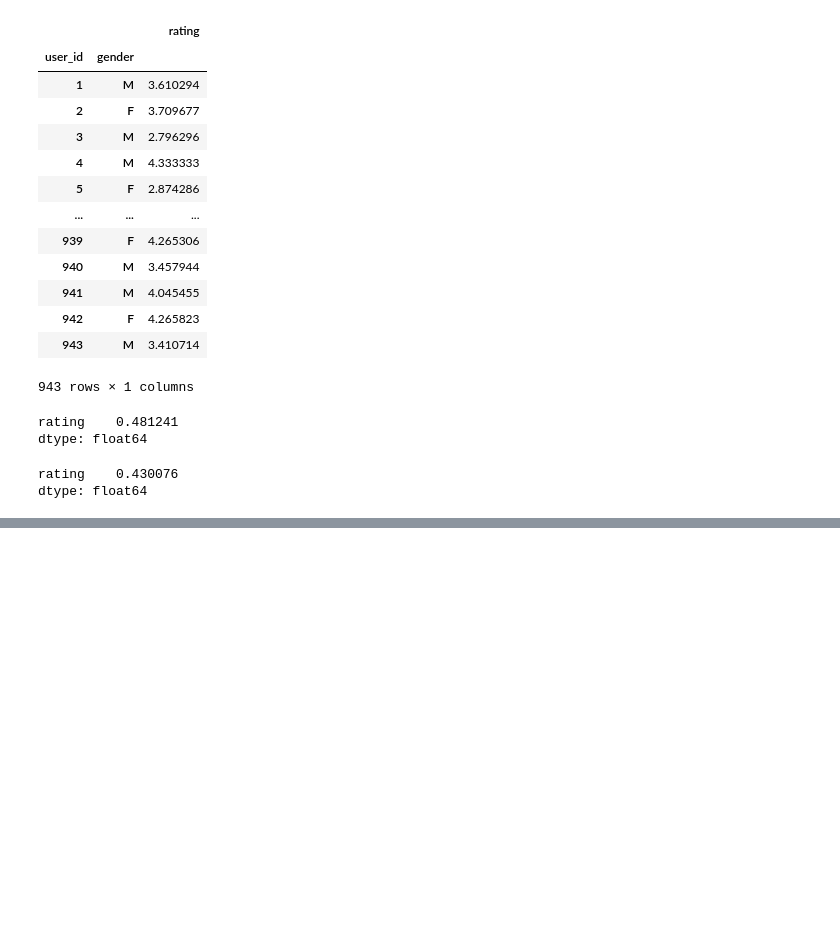
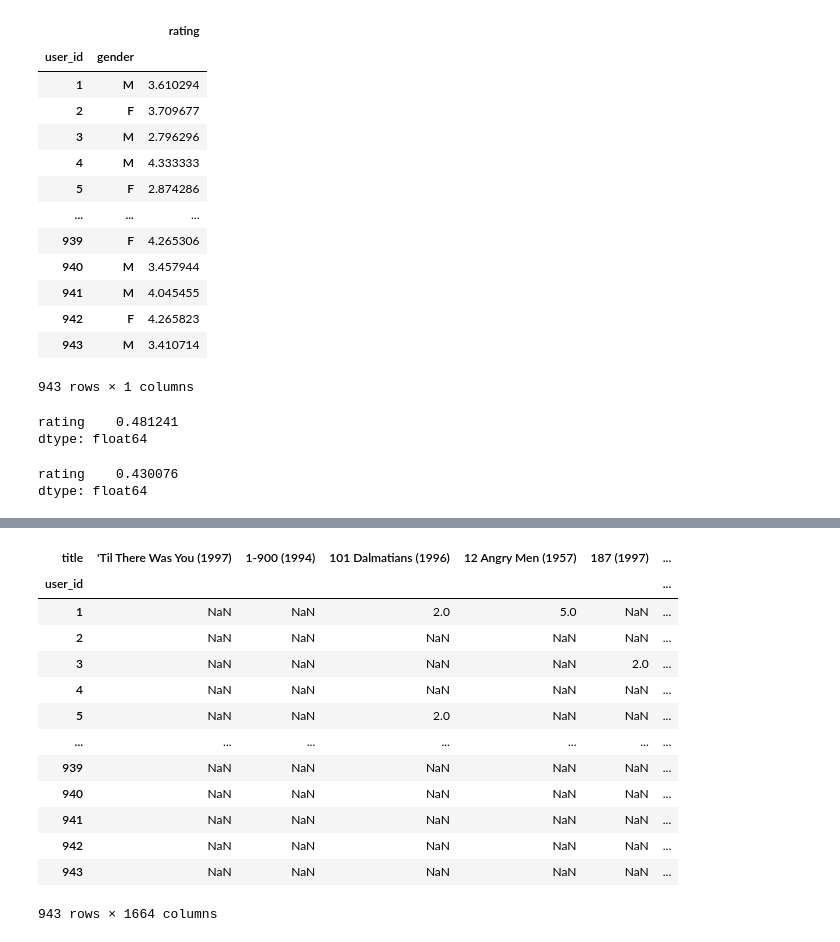
Before and after one commit to RukaiaAfsana/Feature-engineering-, a Jupyter notebook: MovieLen/MovieLen Recommender .ipynb, the cells around one changed output, grey strips where cells are left out. Cells and saved outputs as stored; diff of their text form; code cells hidden in the pictures; blank space fills up the shorter version.

Commit message:
complete the movieLen's recommandation system on python

```diff
--- a/MovieLen/MovieLen Recommender .ipynb
+++ b/MovieLen/MovieLen Recommender .ipynb
@@ -107,0 +105,6 @@ dtype: float64
+# %%
+#### slicing dframe is like if index position or refereance is involved iloc should be used or if exact column name then loc can be used
+## df_movie=df_movie.iloc[:,1:2]
+## or
+movie_df=movie_df.loc[:,["item id","title"]]
+movie_df
@@ -107,0 +142,3 @@ dtype: float64
+# %%
+final_df=pd.merge(ratings,movie_df,on="item id")
+### the on column should be named same like i named item id on ratings and 'id' on movie_df ,got error
@@ -107,0 +161,2 @@ dtype: float64
+# %%
+final_df.drop("timestamp",axis=1,inplace=True)
@@ -107,0 +232,19 @@ dtype: float64
+# %%
+moviemat=pd.pivot_table(data=final_df,index="user_id",columns="title",values="rating")
+# %%
+moviemat
+# %% [output]
+| title | 'Til There Was You (1997) | 1-900 (1994) | 101 Dalmatians (1996) | 12 Angry Men (1957) | 187 (1997) | ... |
+| user_id |  |  |  |  |  | ... |
+| 1 | NaN | NaN | 2.0 | 5.0 | NaN | ... |
+| 2 | NaN | NaN | NaN | NaN | NaN | ... |
+| 3 | NaN | NaN | NaN | NaN | 2.0 | ... |
+| 4 | NaN | NaN | NaN | NaN | NaN | ... |
+| 5 | NaN | NaN | 2.0 | NaN | NaN | ... |
+| ... | ... | ... | ... | ... | ... | ... |
+| 939 | NaN | NaN | NaN | NaN | NaN | ... |
+| 940 | NaN | NaN | NaN | NaN | NaN | ... |
+| 941 | NaN | NaN | NaN | NaN | NaN | ... |
+| 942 | NaN | NaN | NaN | NaN | NaN | ... |
+| 943 | NaN | NaN | NaN | NaN | NaN | ... |
+943 rows × 1664 columns
```
Also changed, not shown: parts of 31 cells of this notebook, 1 other file.
